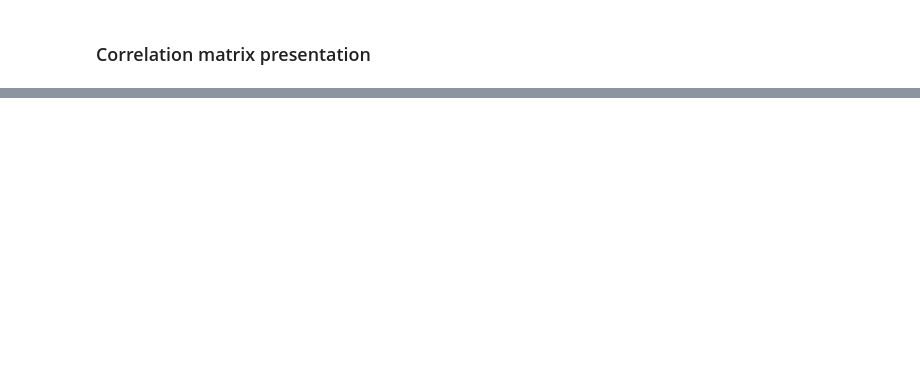
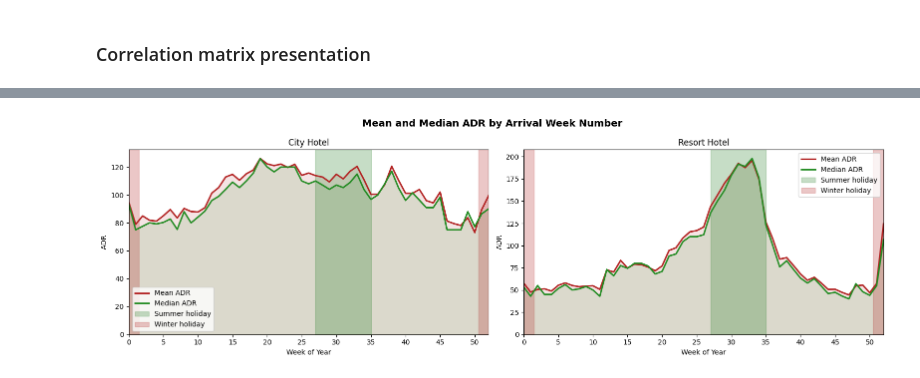
Before and after one commit to Kraszuuu/HotelBookingDemand, a Jupyter notebook: main.ipynb, the cells around one changed output, grey strips where cells are left out. Drawn from its saved outputs; the diff is of its cells as text; code cells hidden in the pictures; blank space fills up the shorter version.

```diff
--- a/main.ipynb
+++ b/main.ipynb
@@ -259,0 +349,47 @@ printComputationMatrix(ds)
+# %%
+if "plotDf" not in globals():
+    plotDf = ds.copy()
+
+hotelValues = sorted(plotDf["hotel"].dropna().unique())
+
+fig, axes = plt.subplots(1, 2, figsize=(16, 5))
+fig.suptitle("Mean and Median ADR by Arrival Week Number", fontsize=14, fontweight="bold")
+
+for idx, hotelName in enumerate(hotelValues):
+    hotelDf = plotDf.loc[plotDf["hotel"] == hotelName].copy()
+    adrByWeek = (
+        hotelDf[["arrival_date_week_number", "adr"]]
+        .dropna()
+        .groupby("arrival_date_week_number")["adr"]
+        .agg(adr_mean="mean", adr_median="median")
+        .sort_index()
+    )
+
+    if adrByWeek.empty:
+        continue
+
+    xWeeks = adrByWeek.index - 1
+    ax = axes[idx]
+
+    ax.plot(xWeeks, adrByWeek["adr_mean"], color="#b22222", linewidth=2.2, label="Mean ADR")
+    ax.plot(xWeeks, adrByWeek["adr_median"], color="#228b22", linewidth=2.2, label="Median ADR")
+    ax.fill_between(xWeeks, adrByWeek["adr_mean"], color="#b22222", alpha=0.12)
+    ax.fill_between(xWeeks, adrByWeek["adr_median"], color="#228b22", alpha=0.12)
+
+    ax.axvspan(27, 35, color="#1f7a1f", alpha=0.25, label="Summer holiday")
+
+    ax.axvspan(50.5, 52, color="#b22222", alpha=0.25, label="Winter holiday")
+    ax.axvspan(0, 1.5, color="#b22222", alpha=0.25)
+
+    ax.set_title(f"{hotelName}")
+    ax.set_xlabel("Week of Year")
+    ax.set_ylabel("ADR")
+    ax.set_xlim(0, xWeeks.max())
+    ax.set_xticks(np.arange(0, 54, 5))
+    ax.set_ylim(bottom=0)
+    ax.legend()
+
+plt.tight_layout()
+plt.show()
+# %% [output]
+[figure, added]
```
Also changed, not shown: parts of 13 cells of this notebook.
